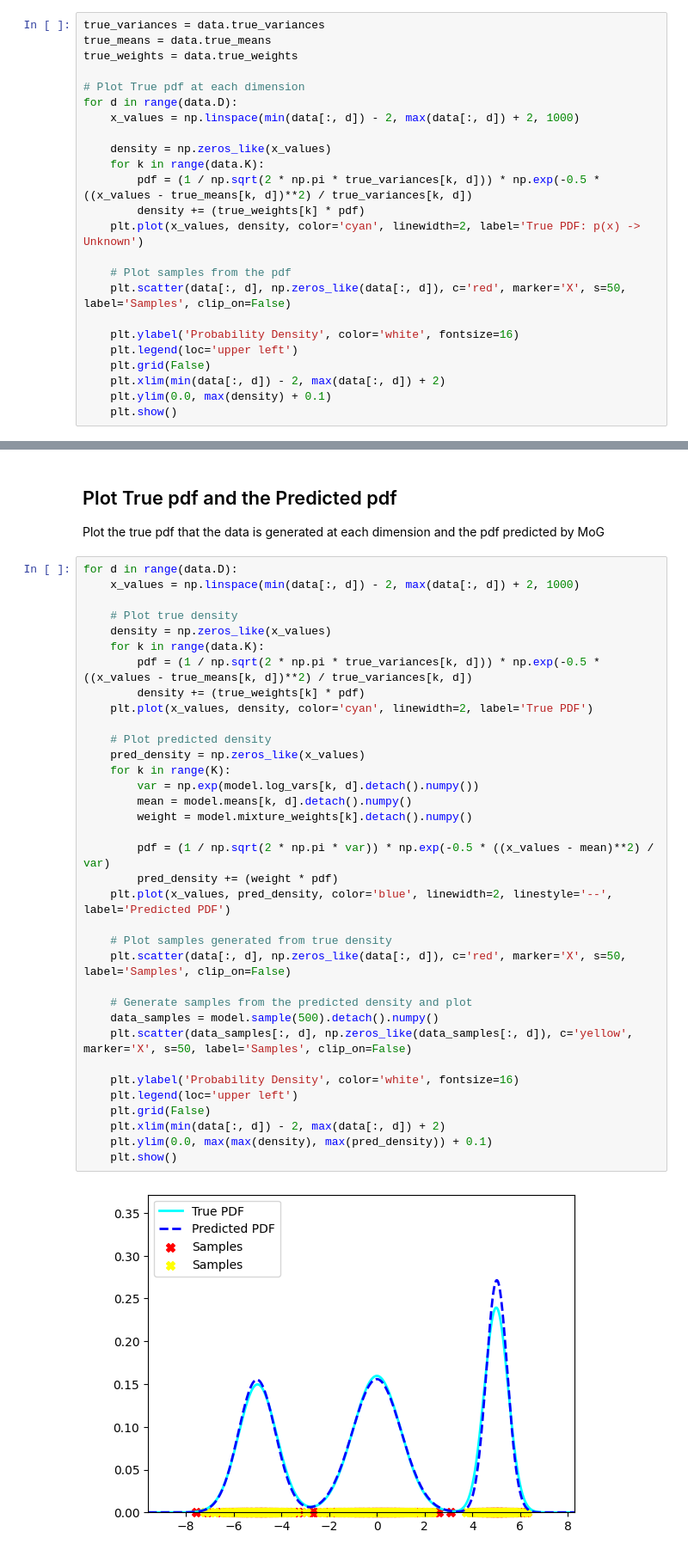
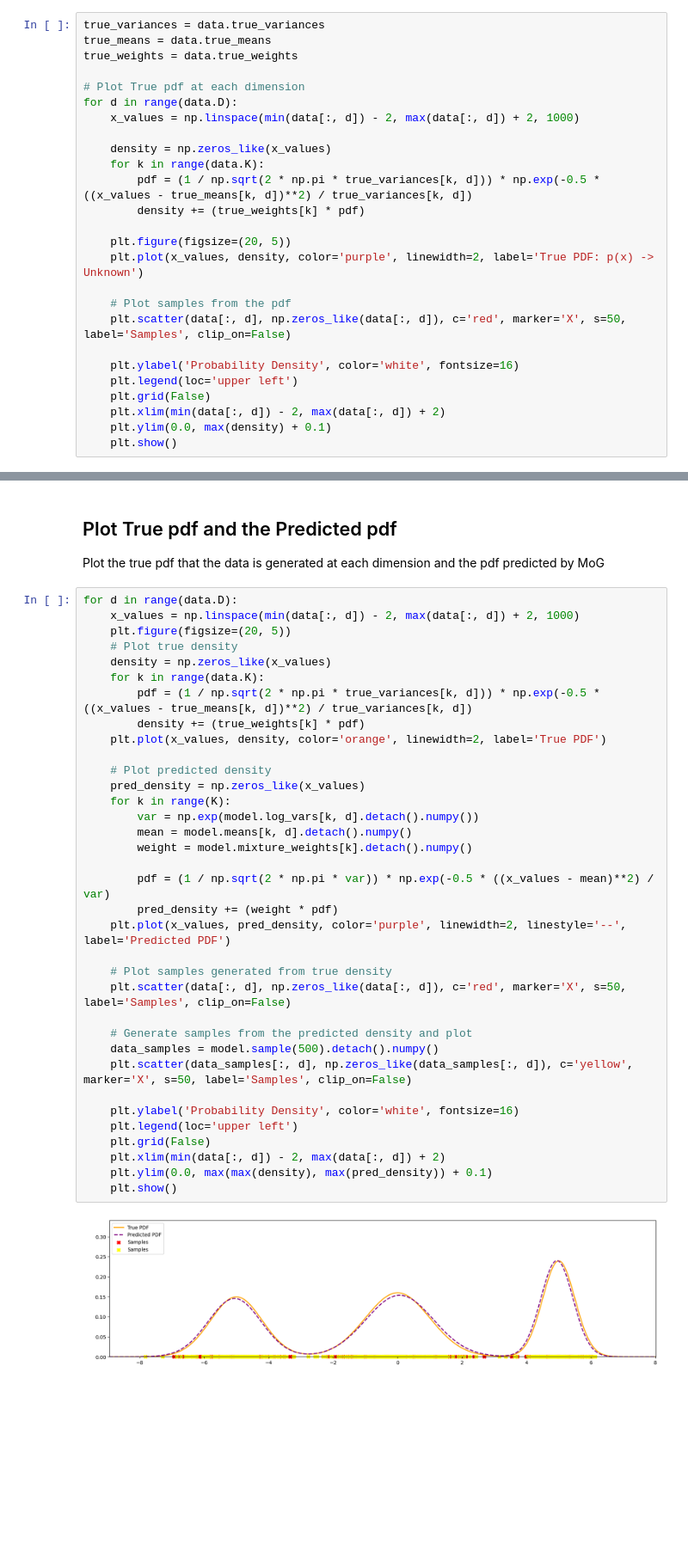
Before and after one commit to Apoptoxin-4869-APTX/Deep-Generative-Models, a Jupyter notebook: 01 Mixture of Gaussians/mog_gradient_based.ipynb, the cells around one changed output, grey strips where cells are left out. Shown at 86% size. Saved outputs shown, nothing was run; the diff lists cells and outputs as text; blank space fills up the shorter version.

```diff
--- a/01 Mixture of Gaussians/mog_gradient_based.ipynb
+++ b/01 Mixture of Gaussians/mog_gradient_based.ipynb
@@ -75,7 +75,9 @@ for d in range(data.D):
     for k in range(data.K):
         pdf = (1 / np.sqrt(2 * np.pi * true_variances[k, d])) * np.exp(-0.5 * ((x_values - true_means[k, d])**2) / true_variances[k, d])
         density += (true_weights[k] * pdf)
-    plt.plot(x_values, density, color='cyan', linewidth=2, label='True PDF: p(x) -> Unknown')
+
+    plt.figure(figsize=(20, 5))
+    plt.plot(x_values, density, color='purple', linewidth=2, label='True PDF: p(x) -> Unknown')
 
     # Plot samples from the pdf
     plt.scatter(data[:, d], np.zeros_like(data[:, d]), c='red', marker='X', s=50, label='Samples', clip_on=False)
@@ -279,37 +281,37 @@ Plot the true pdf that the data is generated at each dimension and the pdf predi
 # %%
 for d in range(data.D):
     x_values = np.linspace(min(data[:, d]) - 2, max(data[:, d]) + 2, 1000)
-
+    plt.figure(figsize=(20, 5))
     # Plot true density
     density = np.zeros_like(x_values)
     for k in range(data.K):
         pdf = (1 / np.sqrt(2 * np.pi * true_variances[k, d])) * np.exp(-0.5 * ((x_values - true_means[k, d])**2) / true_variances[k, d])
         density += (true_weights[k] * pdf)
-    plt.plot(x_values, density, color='cyan', linewidth=2, label='True PDF')
+    plt.plot(x_values, density, color='orange', linewidth=2, label='True PDF')
 
     # Plot predicted density
     pred_density = np.zeros_like(x_values)
     for k in range(K):
         var = np.exp(model.log_vars[k, d].detach().numpy())
         mean = model.means[k, d].detach().numpy()
         weight = model.mixture_weights[k].detach().numpy()
 
         pdf = (1 / np.sqrt(2 * np.pi * var)) * np.exp(-0.5 * ((x_values - mean)**2) / var)
         pred_density += (weight * pdf)
-    plt.plot(x_values, pred_density, color='blue', linewidth=2, linestyle='--', label='Predicted PDF')
+    plt.plot(x_values, pred_density, color='purple', linewidth=2, linestyle='--', label='Predicted PDF')
 
     # Plot samples generated from true density
     plt.scatter(data[:, d], np.zeros_like(data[:, d]), c='red', marker='X', s=50, label='Samples', clip_on=False)
 
     # Generate samples from the predicted density and plot
     data_samples = model.sample(500).detach().numpy()
     plt.scatter(data_samples[:, d], np.zeros_like(data_samples[:, d]), c='yellow', marker='X', s=50, label='Samples', clip_on=False)
 
     plt.ylabel('Probability Density', color='white', fontsize=16)
     plt.legend(loc='upper left')
     plt.grid(False)
     plt.xlim(min(data[:, d]) - 2, max(data[:, d]) + 2)
     plt.ylim(0.0, max(max(density), max(pred_density)) + 0.1)
     plt.show()
 # %% [output]
-[figure, old version]
+[figure, new version]
```
Also changed, not shown: parts of 6 cells of this notebook, 1 other file.
